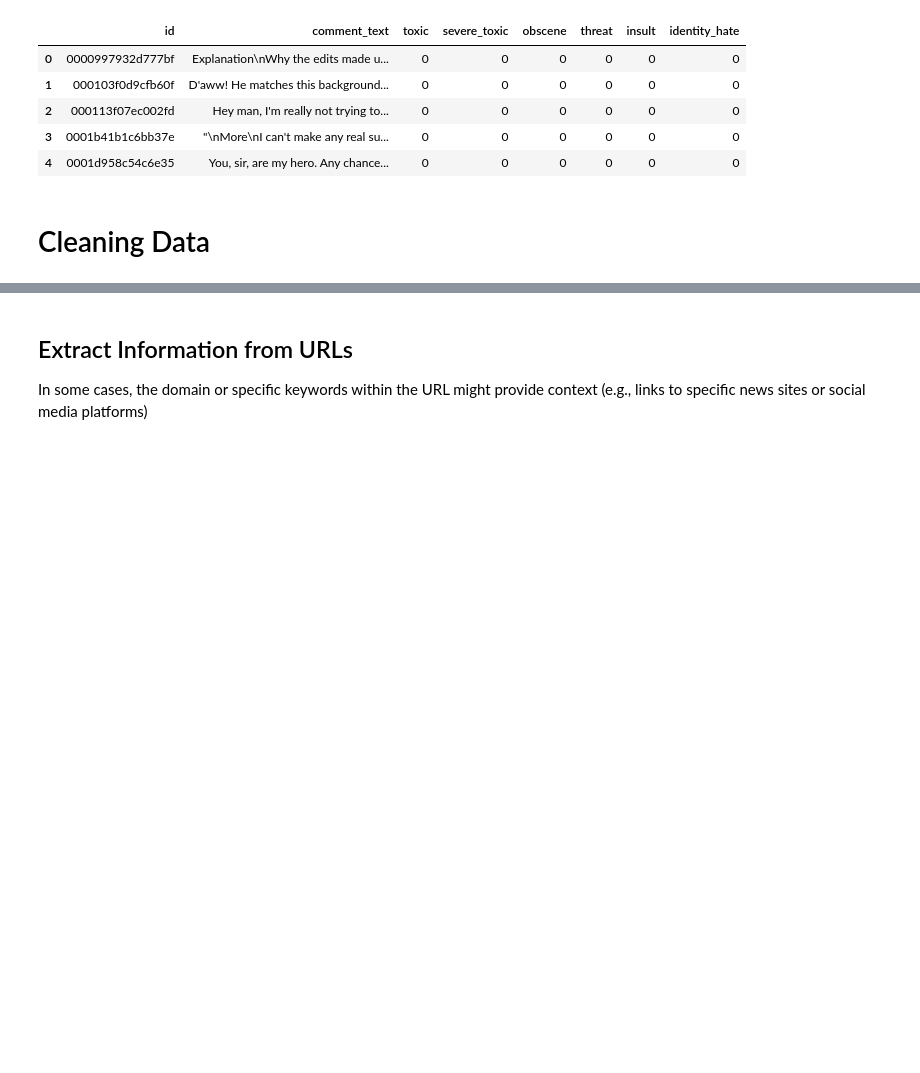
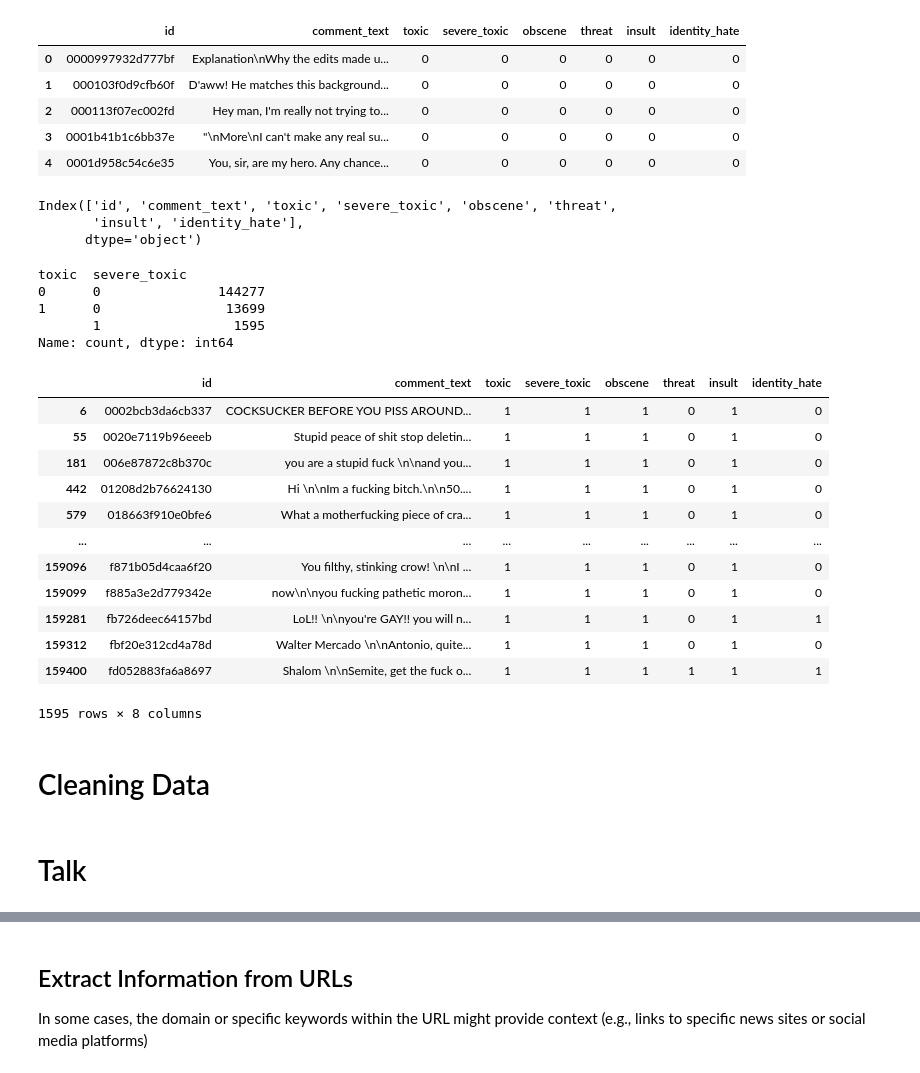
Before and after one commit to gkukse/Toxic-Comment-Classification, a Jupyter notebook: EDA.ipynb, the cells around one changed output, grey strips where cells are left out. Drawn from its saved outputs; the diff is of its cells as text; code cells hidden in the pictures; blank space fills up the shorter version.

```diff
--- a/EDA.ipynb
+++ b/EDA.ipynb
@@ -51,5 +51,35 @@ train.head()
 | 2 | 000113f07ec002fd | Hey man, I'm really not trying to... | 0 | 0 | 0 | 0 | 0 | 0 |
 | 3 | 0001b41b1c6bb37e | "\nMore\nI can't make any real su... | 0 | 0 | 0 | 0 | 0 | 0 |
 | 4 | 0001d958c54c6e35 | You, sir, are my hero. Any chance... | 0 | 0 | 0 | 0 | 0 | 0 |
+# %%
+train.columns
+# %% [output]
+Index(['id', 'comment_text', 'toxic', 'severe_toxic', 'obscene', 'threat',
+       'insult', 'identity_hate'],
+      dtype='object')
+# %%
+train[['toxic', 'severe_toxic']].value_counts()
+# %% [output]
+toxic  severe_toxic
+0      0               144277
+1      0                13699
+       1                 1595
+Name: count, dtype: int64
+# %%
+train[train['severe_toxic'] == 1]
+# %% [output]
+|  | id | comment_text | toxic | severe_toxic | obscene | threat | insult | identity_hate |
+| 6 | 0002bcb3da6cb337 | COCKSUCKER BEFORE YOU PISS AROUND... | 1 | 1 | 1 | 0 | 1 | 0 |
+| 55 | 0020e7119b96eeeb | Stupid peace of shit stop deletin... | 1 | 1 | 1 | 0 | 1 | 0 |
+| 181 | 006e87872c8b370c | you are a stupid fuck \n\nand you... | 1 | 1 | 1 | 0 | 1 | 0 |
+| 442 | 01208d2b76624130 | Hi \n\nIm a fucking bitch.\n\n50.... | 1 | 1 | 1 | 0 | 1 | 0 |
+| 579 | 018663f910e0bfe6 | What a motherfucking piece of cra... | 1 | 1 | 1 | 0 | 1 | 0 |
+| ... | ... | ... | ... | ... | ... | ... | ... | ... |
+| 159096 | f871b05d4caa6f20 | You filthy, stinking crow! \n\nI ... | 1 | 1 | 1 | 0 | 1 | 0 |
+| 159099 | f885a3e2d779342e | now\n\nyou fucking pathetic moron... | 1 | 1 | 1 | 0 | 1 | 0 |
+| 159281 | fb726deec64157bd | LoL!! \n\nyou're GAY!! you will n... | 1 | 1 | 1 | 0 | 1 | 1 |
+| 159312 | fbf20e312cd4a78d | Walter Mercado \n\nAntonio, quite... | 1 | 1 | 1 | 0 | 1 | 0 |
+| 159400 | fd052883fa6a8697 | Shalom \n\nSemite, get the fuck o... | 1 | 1 | 1 | 1 | 1 | 1 |
+1595 rows × 8 columns
 # %% [markdown]
 # Cleaning Data
@@ -55,0 +88,2 @@ train.head()
+# %% [markdown]
+# Talk
```
Also changed, not shown: parts of 35 cells of this notebook, 3 other files.
